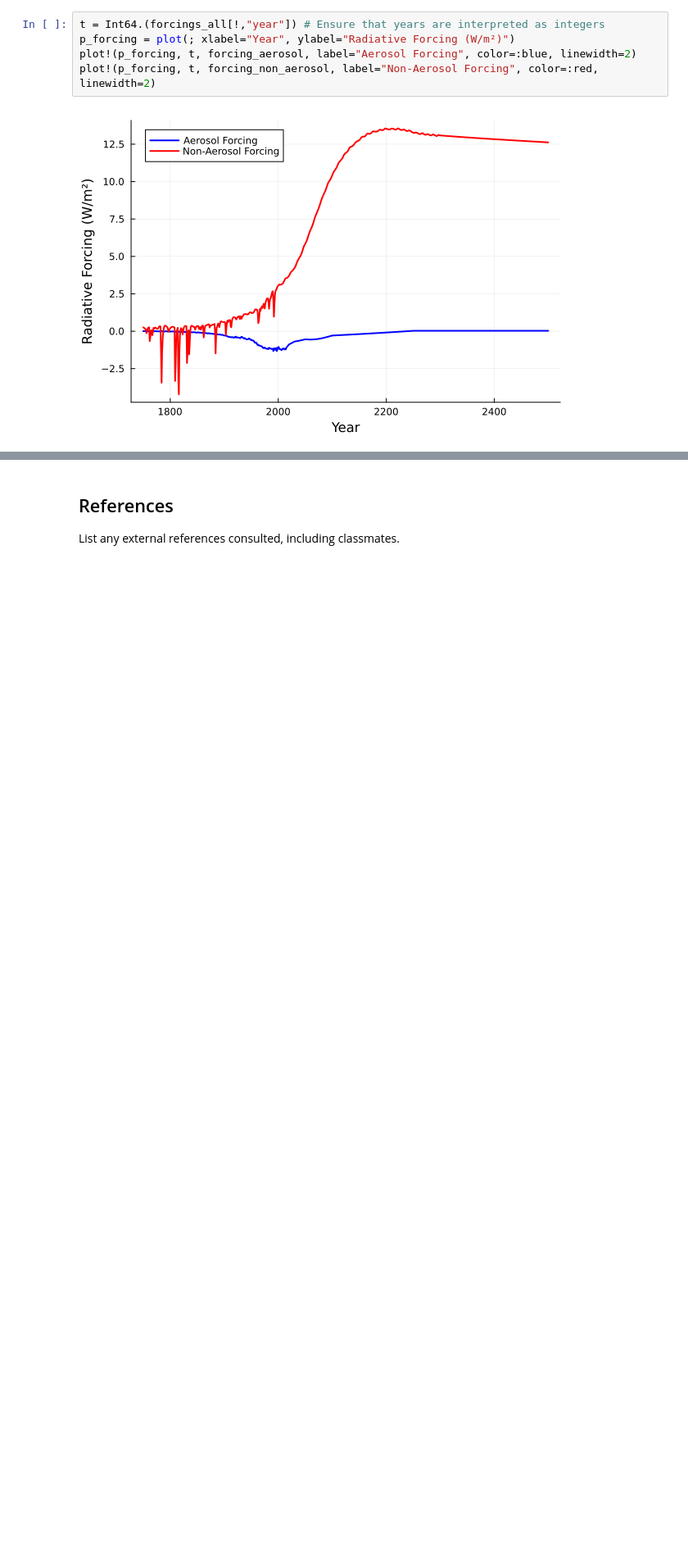
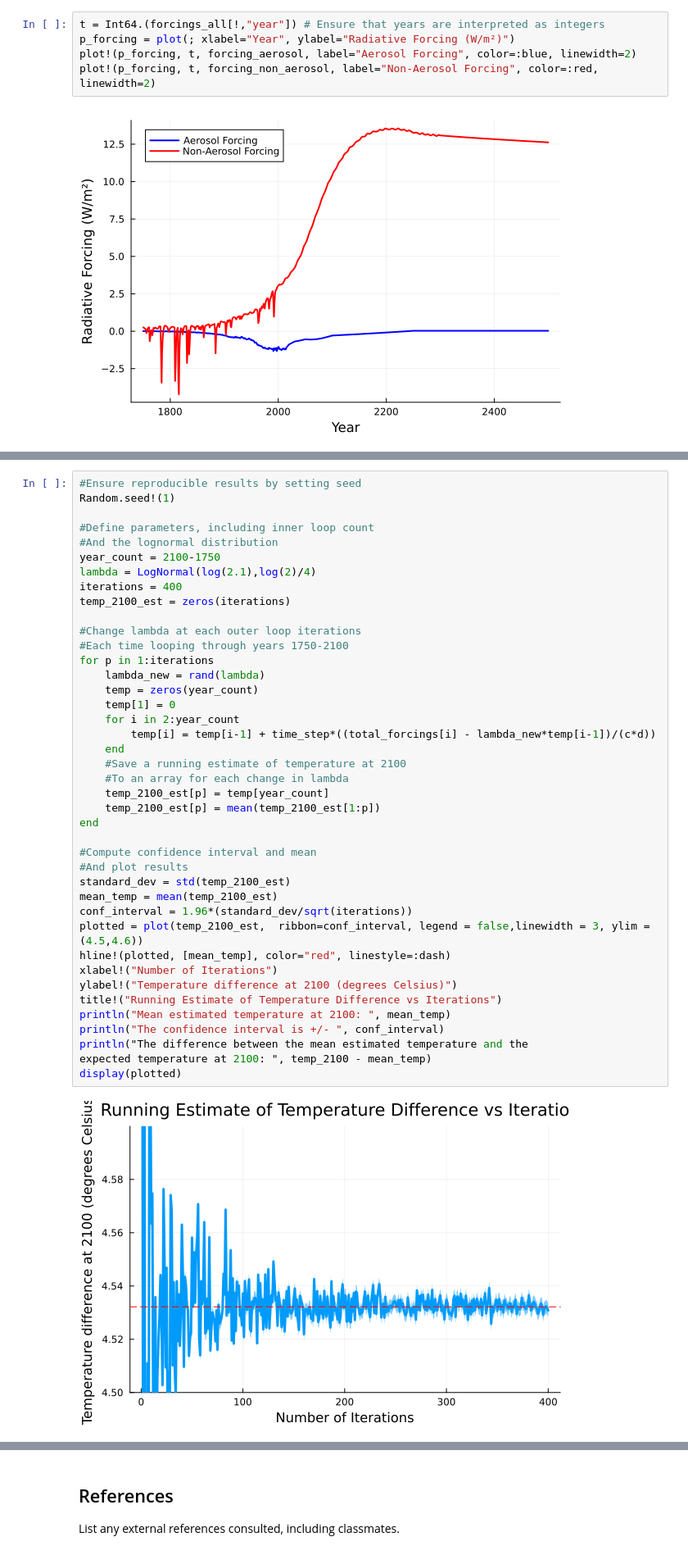
Before and after one commit to BEE4750-FA24/hw3-acute-triangle, a Jupyter notebook: hw03.ipynb, the cells around one changed output, grey strips where cells are left out. Shown at 82% size. Drawn from its saved outputs; the diff is of its cells as text; blank space fills up the shorter version.

```diff
--- a/hw03.ipynb
+++ b/hw03.ipynb
@@ -478,0 +504,43 @@ plot!(p_forcing, t, forcing_non_aerosol, label="Non-Aerosol Forcing", color=:red
+# %%
+#Ensure reproducible results by setting seed
+Random.seed!(1)
+
+#Define parameters, including inner loop count
+#And the lognormal distribution
+year_count = 2100-1750
+lambda = LogNormal(log(2.1),log(2)/4)
+iterations = 400
+temp_2100_est = zeros(iterations)
+
+#Change lambda at each outer loop iterations
+#Each time looping through years 1750-2100
+for p in 1:iterations
+    lambda_new = rand(lambda)
+    temp = zeros(year_count)
+    temp[1] = 0
+    for i in 2:year_count
+        temp[i] = temp[i-1] + time_step*((total_forcings[i] - lambda_new*temp[i-1])/(c*d))
+    end
+    #Save a running estimate of temperature at 2100
+    #To an array for each change in lambda
+    temp_2100_est[p] = temp[year_count]
+    temp_2100_est[p] = mean(temp_2100_est[1:p])
+end
+
+#Compute confidence interval and mean
+#And plot results
+standard_dev = std(temp_2100_est)
+mean_temp = mean(temp_2100_est)
+conf_interval = 1.96*(standard_dev/sqrt(iterations))
+plotted = plot(temp_2100_est,  ribbon=conf_interval, legend = false,linewidth = 3, ylim = (4.5,4.6))
+hline!(plotted, [mean_temp], color="red", linestyle=:dash)
+xlabel!("Number of Iterations")
+ylabel!("Temperature difference at 2100 (degrees Celsius)")
+title!("Running Estimate of Temperature Difference vs Iterations")
+println("Mean estimated temperature at 2100: ", mean_temp)
+println("The confidence interval is +/- ", conf_interval)
+println("The difference between the mean estimated temperature and the
+expected temperature at 2100: ", temp_2100 - mean_temp)
+display(plotted)
+# %% [output]
+[figure, added]
```
Also changed, not shown: parts of 25 cells of this notebook.
